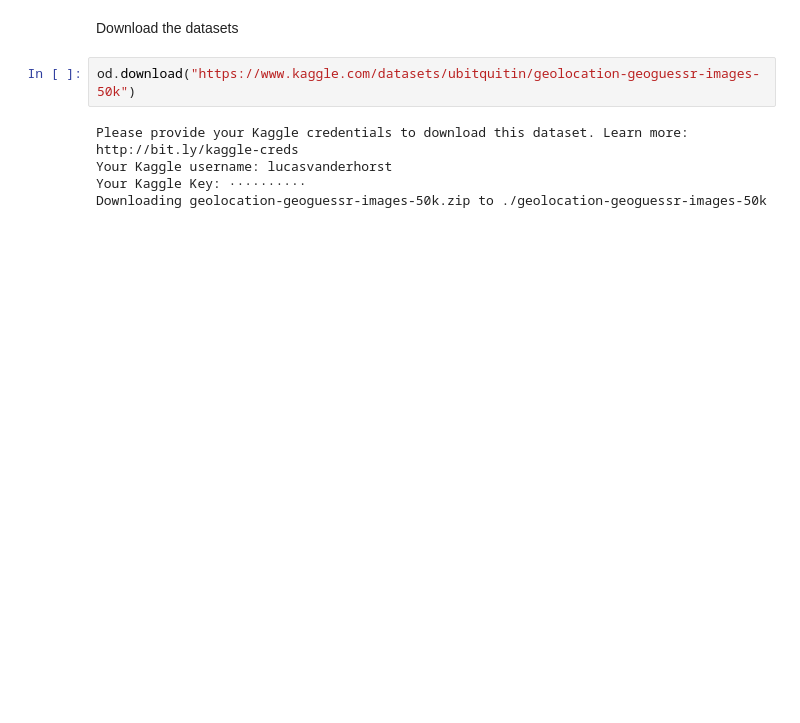
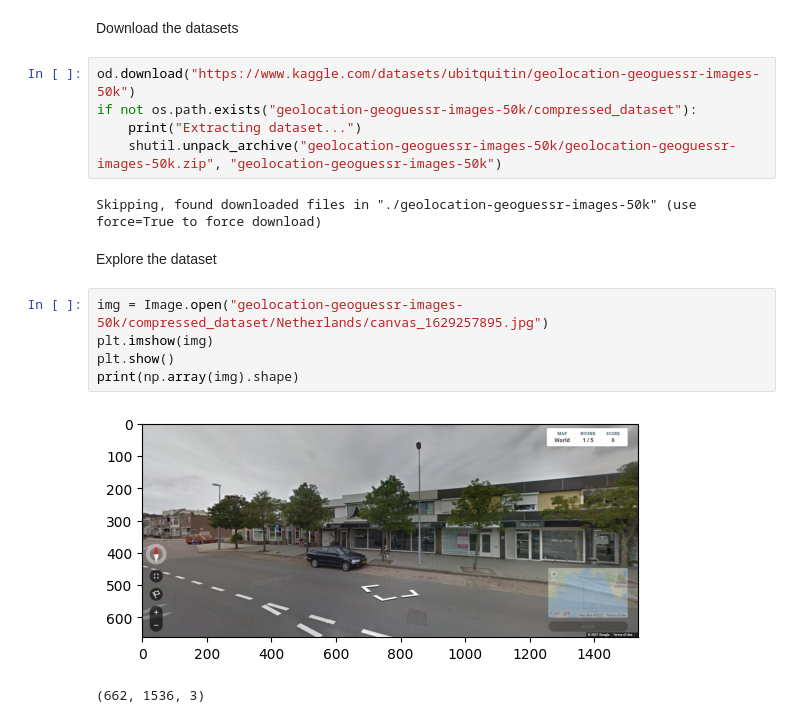
Before and after one commit to Lucas-vdr-Horst/VISM-endproject, a Jupyter notebook: geo_guessnet.ipynb, the cells around one changed output. Cells and saved outputs as stored; diff of their text form; blank space fills up the shorter version.

Commit message:
Progress on the notebook. Loading the dataset, creating the model and fitting

```diff
--- a/geo_guessnet.ipynb
+++ b/geo_guessnet.ipynb
@@ -29,8 +36,18 @@ import opendatasets as od
 Download the datasets
 # %%
 od.download("https://www.kaggle.com/datasets/ubitquitin/geolocation-geoguessr-images-50k")
+if not os.path.exists("geolocation-geoguessr-images-50k/compressed_dataset"):
+    print("Extracting dataset...")
+    shutil.unpack_archive("geolocation-geoguessr-images-50k/geolocation-geoguessr-images-50k.zip", "geolocation-geoguessr-images-50k")
 # %% [output]
-Please provide your Kaggle credentials to download this dataset. Learn more: http://bit.ly/kaggle-creds
-Your Kaggle username: lucasvanderhorst
-Your Kaggle Key: ··········
-Downloading geolocation-geoguessr-images-50k.zip to ./geolocation-geoguessr-images-50k
+Skipping, found downloaded files in "./geolocation-geoguessr-images-50k" (use force=True to force download)
+# %% [markdown]
+Explore the dataset
+# %%
+img = Image.open("geolocation-geoguessr-images-50k/compressed_dataset/Netherlands/canvas_1629257895.jpg")
+plt.imshow(img)
+plt.show()
+print(np.array(img).shape)
+# %% [output]
+[figure, added]
+(662, 1536, 3)
```
Also changed, not shown: parts of 11 cells of this notebook, 3 other files.
